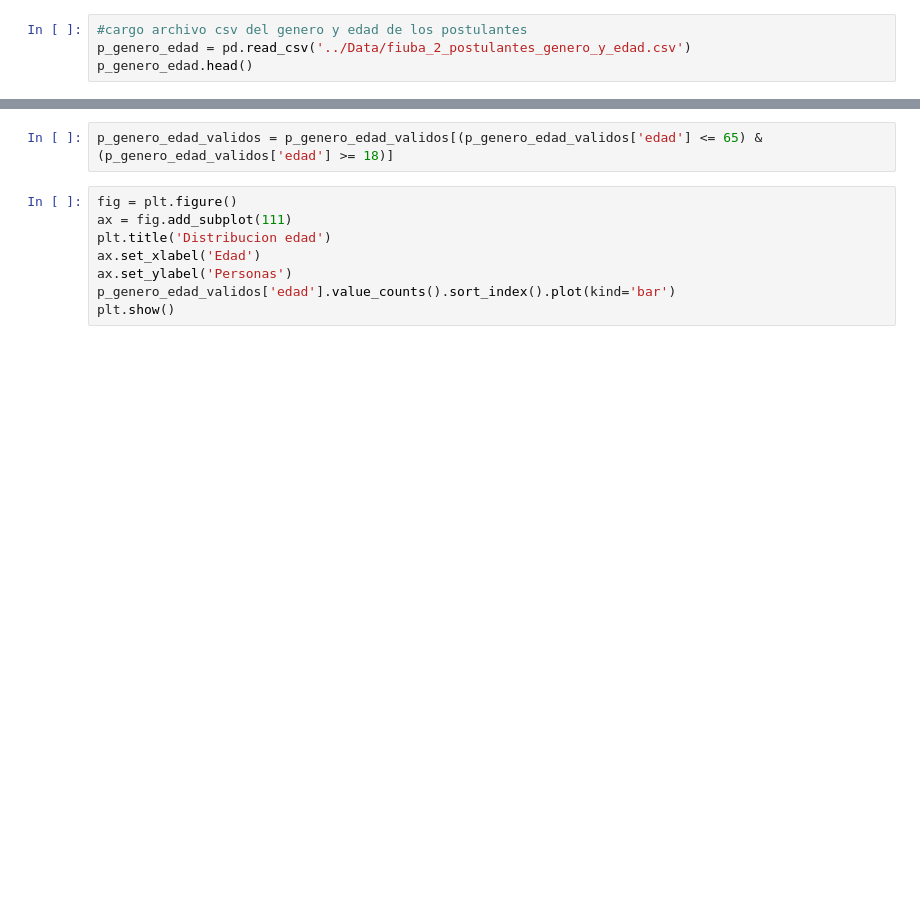
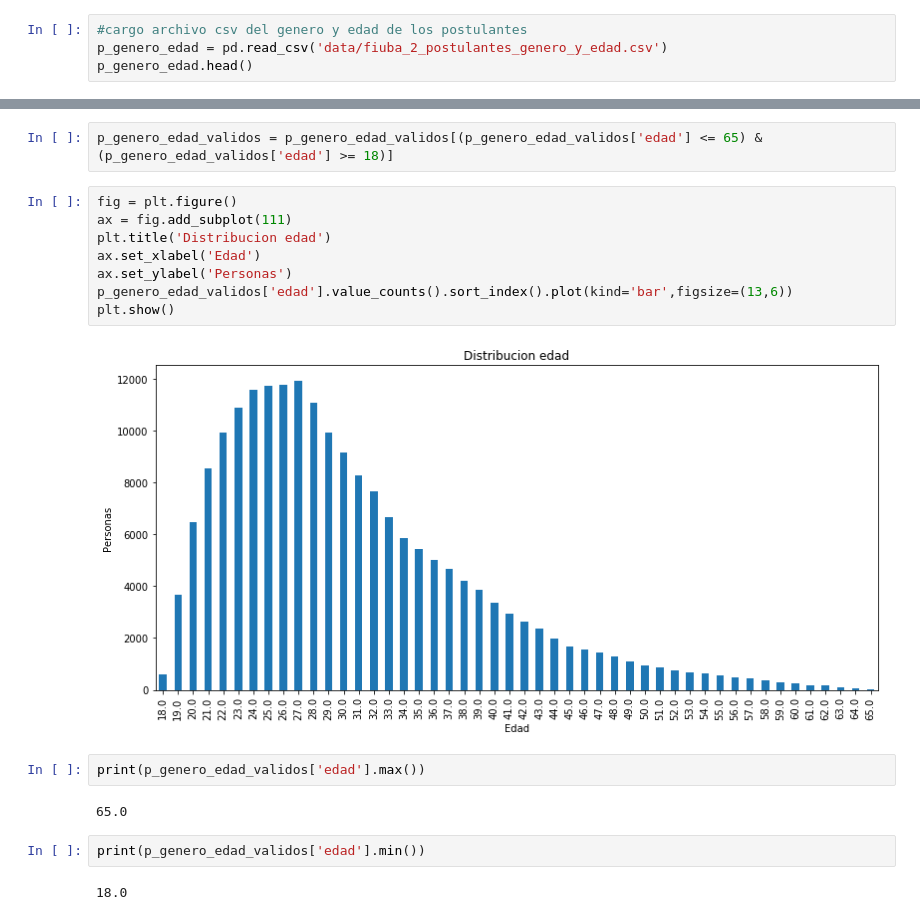
Before and after one commit to BrigliaAn/TP1-AnalisisExploratorio-ZonaJobs, a Jupyter notebook: Tp1-completo.ipynb, the cells around one changed output, grey strips where cells are left out. Saved outputs shown, nothing was run; the diff lists cells and outputs as text; blank space fills up the shorter version.

Commit message:
Histograma para la distribucion de edades.

```diff
--- a/Tp1-completo.ipynb
+++ b/Tp1-completo.ipynb
@@ -19,7 +19,7 @@ p_educacion.head()
 | 4 | NPBx | Master | En Curso |
 # %%
 #cargo archivo csv del genero y edad de los postulantes
-p_genero_edad = pd.read_csv('../Data/fiuba_2_postulantes_genero_y_edad.csv')
+p_genero_edad = pd.read_csv('data/fiuba_2_postulantes_genero_y_edad.csv')
 p_genero_edad.head()
 # %% [output]
 |  | idpostulante | fechanacimiento | sexo |
@@ -762,8 +769,18 @@ p_genero_edad_validos = p_genero_edad_validos[(p_genero_edad_validos['edad'] <=
 # %%
 fig = plt.figure()
 ax = fig.add_subplot(111)
 plt.title('Distribucion edad')
 ax.set_xlabel('Edad')
 ax.set_ylabel('Personas')
-p_genero_edad_validos['edad'].value_counts().sort_index().plot(kind='bar')
+p_genero_edad_validos['edad'].value_counts().sort_index().plot(kind='bar',figsize=(13,6))
 plt.show()
+# %% [output]
+[figure, added]
+# %%
+print(p_genero_edad_validos['edad'].max())
+# %% [output]
+65.0
+# %%
+print(p_genero_edad_validos['edad'].min())
+# %% [output]
+18.0
```
Also changed, not shown: parts of 7 cells of this notebook.
